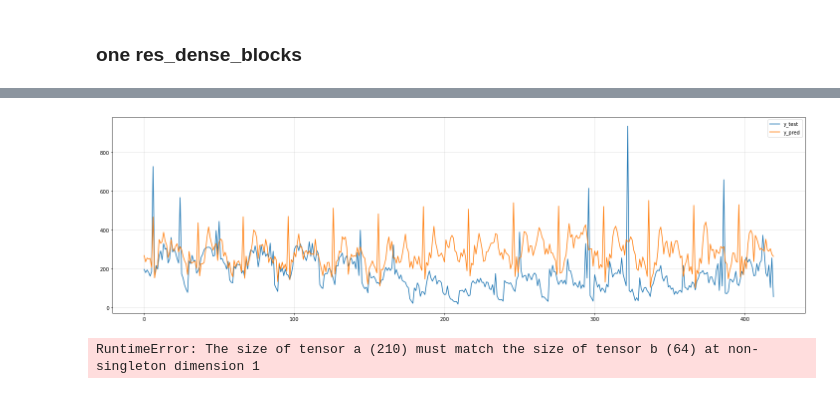
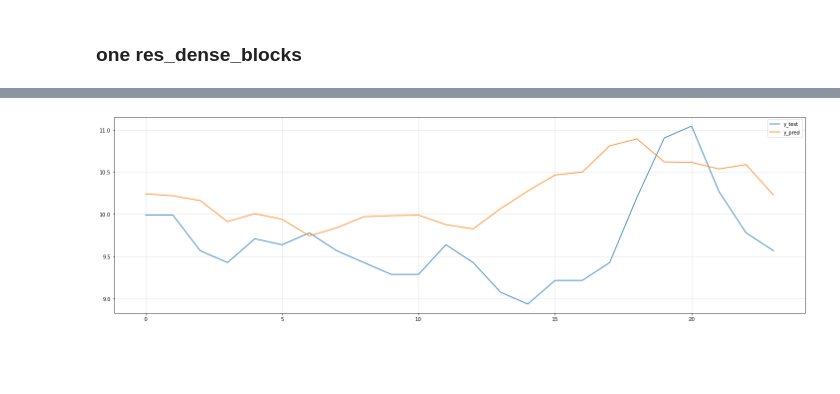
Before and after one commit to BirchKwok/spinesTS, a Jupyter notebook: examples/WeightedDenseRNN.ipynb, the cells around one changed output, grey strips where cells are left out. Cells and saved outputs as stored; diff of their text form; code cells hidden in the pictures; blank space fills up the shorter version.

```diff
--- a/examples/WeightedDenseRNN.ipynb
+++ b/examples/WeightedDenseRNN.ipynb
@@ -34,7 +34,7 @@ series_data = BuiltInSeriesData()
 | 18 | Web_Sales            | date, type_a, type_b, sales_cnt              |
 +----+----------------------+----------------------------------------------+
 # %%
-cs = series_data[7]
-cs_data = cs.dataset['turnover_1']
-x_train, x_test, y_train, y_test = split_series(cs_data, cs_data, 420, 420, train_size=0.8)
+cs = series_data[0]
+cs_data = cs.dataset['OT']
+x_train, x_test, y_train, y_test = split_series(cs_data, cs_data, 48, 24, train_size=0.9)
 # %%
@@ -46,7 +46,7 @@ x_train.shape
 # %% [markdown]
 ### one res_dense_blocks
 # %%
-wdr = WeightedDenseRNN(420, 420, random_seed=42, level=1, learning_rate=0.01)
+wdr = WeightedDenseRNN(48, 24, random_seed=42, level=2, learning_rate=0.01)
 wdr.fit(x_train, y_train, eval_set=(x_test[:-2], y_test[:-2]), batch_size=32,
              min_delta=0, patience=100, epochs=1000, verbose=True, lr_scheduler='ReduceLROnPlateau')
 y_pred_cs = wdr.predict(x_test[-2:])
@@ -75,4 +75,4 @@ mape: 1.1886147048745237
-[figure, old version]
+[figure, new version]
 # %%
 # r2: -1.6069860851397684
 # mae: 94.37355222247896
@@ -84,16 +84,14 @@ mape: 1.1886147048745237
 # %%
 # wdr.model.state_dict()
 # %%
-wdr = WeightedDenseRNN(128, 24, random_seed=666, level=6, learning_rate=0.01)
-wdr.fit(x_train, y_train, eval_set=(x_test[:-2], y_test[:-2]), batch_size=32,
-             min_delta=0, patience=100, epochs=1000, verbose=True)
-y_pred_cs = wdr.predict(x_test[-2:])
-print(f"r2: {r2_score(y_test[-2:].T, y_pred_cs.T)}")
-print(f"mae: {mean_absolute_error(y_test[-2:], y_pred_cs)}")
-print(f"mape: {mean_absolute_percentage_error(y_test[-2:], y_pred_cs)}")
-a = plot2d(y_test[-2:], y_pred_cs, eval_slices='[-1]', labels=['y_test', 'y_pred'], figsize=(20, 6))
+# wdr = GAUNet(48, 24, random_seed=42, flip_features=False, learning_rate=0.01)
+# wdr.fit(x_train, y_train, eval_set=(x_test[:-2], y_test[:-2]), batch_size=32,
+#              min_delta=0, patience=100, epochs=1000, verbose=True, lr_scheduler='ReduceLROnPlateau')
+# y_pred_cs = wdr.predict(x_test[-2:])
+# print(f"r2: {r2_score(y_test[-2:].T, y_pred_cs.T)}")
+# print(f"mae: {mean_absolute_error(y_test[-2:], y_pred_cs)}")
+# print(f"mape: {mean_absolute_percentage_error(y_test[-2:], y_pred_cs)}")
+# a = plot2d(y_test[-2:], y_pred_cs, eval_slices='[-1]', labels=['y_test', 'y_pred'], figsize=(20, 6))
-# %% [output]
-RuntimeError: The size of tensor a (210) must match the size of tensor b (64) at non-singleton dimension 1
 # %%
 # r2: -0.3864792376545837
 # mae: 79.12119703974042
```
Also changed, not shown: parts of 3 cells of this notebook, 2 other files.
